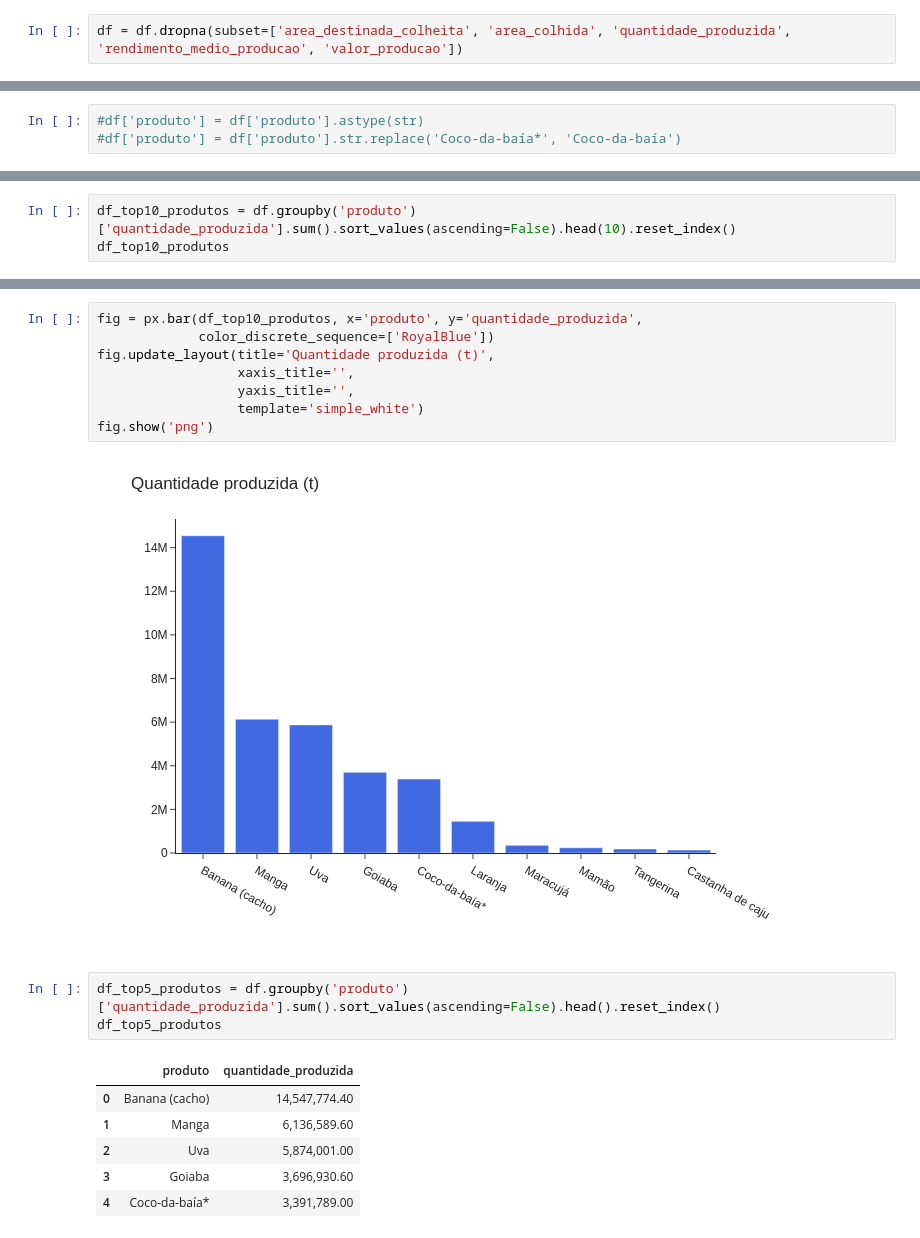
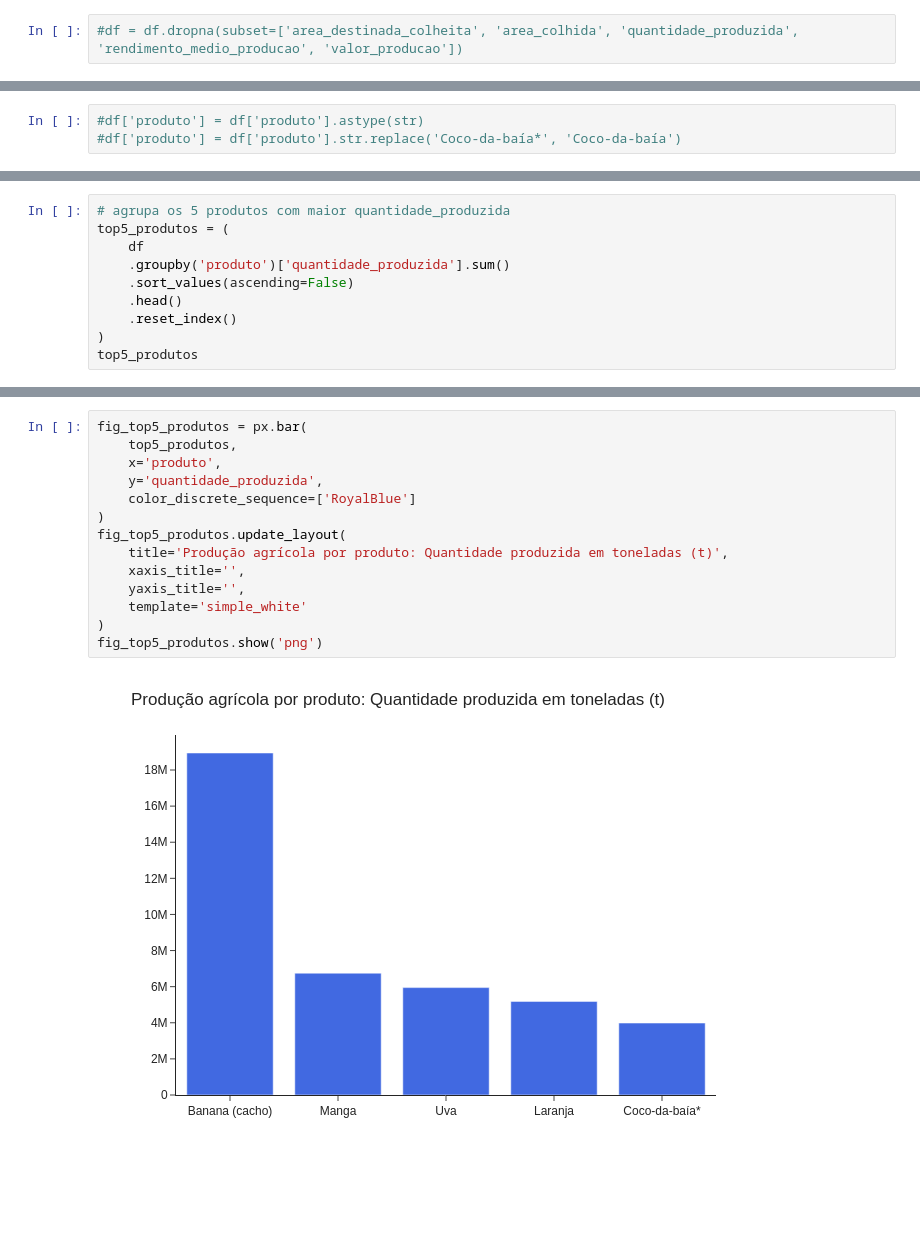
Before and after one commit to luizantoniont/analises-exploratorias-dados, a Jupyter notebook: EDA_pam_permanentes.ipynb, the cells around one changed output, grey strips where cells are left out. Cells and saved outputs as stored; diff of their text form; blank space fills up the shorter version.

```diff
--- a/EDA_pam_permanentes.ipynb
+++ b/EDA_pam_permanentes.ipynb
@@ -108,5 +108,5 @@ df.head(20)
 # %%
-df = df.dropna(subset=['area_destinada_colheita', 'area_colhida', 'quantidade_produzida', 'rendimento_medio_producao', 'valor_producao'])
+#df = df.dropna(subset=['area_destinada_colheita', 'area_colhida', 'quantidade_produzida', 'rendimento_medio_producao', 'valor_producao'])
 # %%
 df.describe()
 # %% [output]
@@ -198,5 +233,12 @@ fig.show('png')
 # %%
-df_top10_produtos = df.groupby('produto')['quantidade_produzida'].sum().sort_values(ascending=False).head(10).reset_index()
-df_top10_produtos
+# agrupa os 5 produtos com maior quantidade_produzida
+top5_produtos = (
+    df
+    .groupby('produto')['quantidade_produzida'].sum()
+    .sort_values(ascending=False)
+    .head()
+    .reset_index()
+)
+top5_produtos
 # %% [output]
 |  | produto | quantidade_produzida |
@@ -213,20 +250,16 @@ df_top10_produtos
 # %%
-fig = px.bar(df_top10_produtos, x='produto', y='quantidade_produzida',
-             color_discrete_sequence=['RoyalBlue'])
-fig.update_layout(title='Quantidade produzida (t)',
-                  xaxis_title='',
-                  yaxis_title='',
-                  template='simple_white')
-fig.show('png')
+fig_top5_produtos = px.bar(
+    top5_produtos,
+    x='produto',
+    y='quantidade_produzida',
+    color_discrete_sequence=['RoyalBlue']
+)
+fig_top5_produtos.update_layout(
+    title='Produção agrícola por produto: Quantidade produzida em toneladas (t)',
+    xaxis_title='',
+    yaxis_title='',
+    template='simple_white'
+)
+fig_top5_produtos.show('png')
 # %% [output]
-[figure, old version]
+[figure, new version]
-# %%
-df_top5_produtos = df.groupby('produto')['quantidade_produzida'].sum().sort_values(ascending=False).head().reset_index()
-df_top5_produtos
-# %% [output]
-|  | produto | quantidade_produzida |
-| 0 | Banana (cacho) | 14,547,774.40 |
-| 1 | Manga | 6,136,589.60 |
-| 2 | Uva | 5,874,001.00 |
-| 3 | Goiaba | 3,696,930.60 |
-| 4 | Coco-da-baía* | 3,391,789.00 |
```
Also changed, not shown: parts of 55 cells of this notebook.
